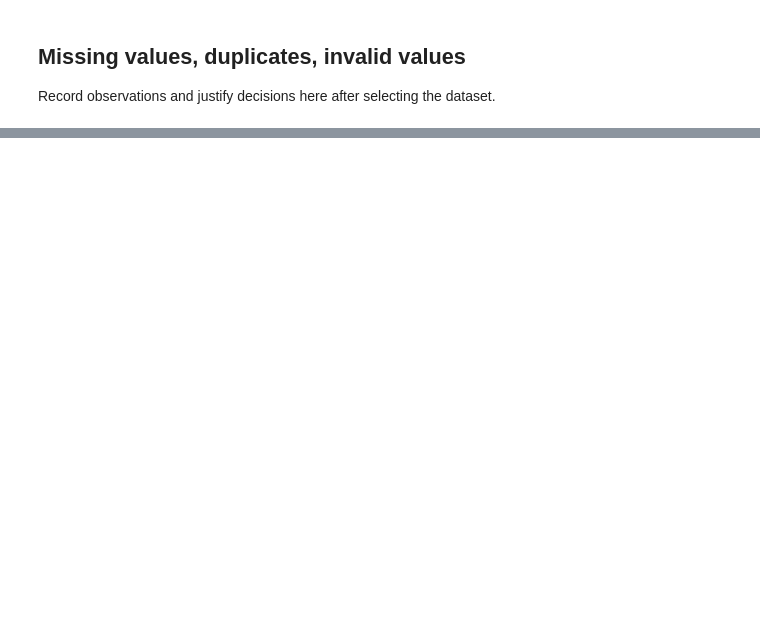
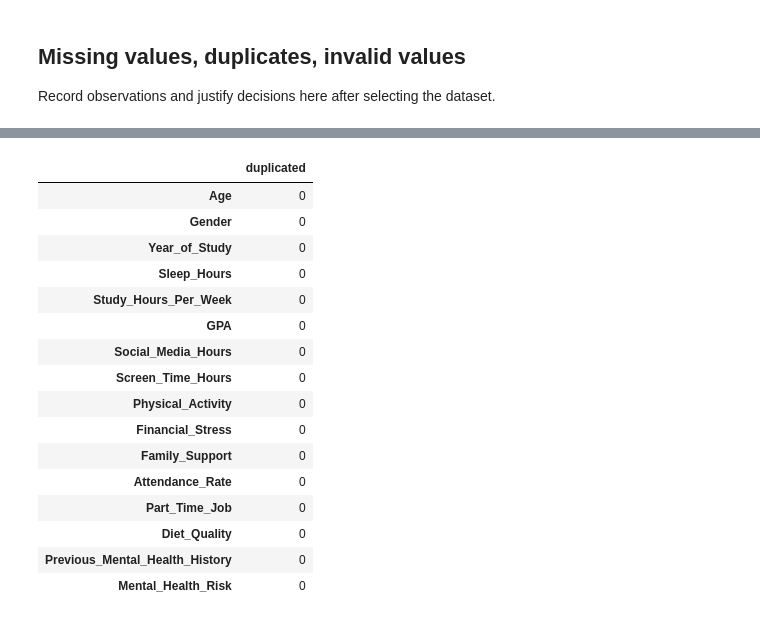
Before and after one commit to amineelhailaa/CampusEcho, a Jupyter notebook: notebooks/01_data_inspection.ipynb, the cells around one changed output, grey strips where cells are left out. Cells and saved outputs as stored; diff of their text form; code cells hidden in the pictures; blank space fills up the shorter version.

```diff
--- a/notebooks/01_data_inspection.ipynb
+++ b/notebooks/01_data_inspection.ipynb
@@ -26,0 +263,48 @@ Record observations and justify decisions here after selecting the dataset.
+# %%
+#checking for wrong values:
+from classification.validation import invalid_category, invalid_number
+
+data_issues_summary = {
+    "Age": invalid_number(raw_df["Age"], 1, 120, integer=True).sum(),
+    "Gender": invalid_category(raw_df["Gender"], ["Male", "Female", "Non-binary"]).sum(),
+    "Year_of_Study": invalid_number(raw_df["Year_of_Study"], 1, 5, integer=True).sum(),
+    "Sleep_Hours": invalid_number(raw_df["Sleep_Hours"], 0, 24).sum(),
+    "Study_Hours_Per_Week": invalid_number(raw_df["Study_Hours_Per_Week"], 0, 168).sum(),
+    "GPA": invalid_number(raw_df["GPA"], 0, 4).sum(),
+    "Social_Media_Hours": invalid_number(raw_df["Social_Media_Hours"], 0, 24).sum(),
+    "Screen_Time_Hours": invalid_number(raw_df["Screen_Time_Hours"], 0, 24).sum(),
+    "Physical_Activity": invalid_category(
+        raw_df["Physical_Activity"], ["Low", "Moderate", "High"]
+    ).sum(),
+    "Financial_Stress": invalid_number(raw_df["Financial_Stress"], 1, 10).sum(),
+    "Family_Support": invalid_number(raw_df["Family_Support"], 1, 10).sum(),
+    "Attendance_Rate": invalid_number(raw_df["Attendance_Rate"], 0, 100).sum(),
+    "Part_Time_Job": invalid_category(raw_df["Part_Time_Job"], ["Yes", "No"]).sum(),
+    "Diet_Quality": invalid_category(raw_df["Diet_Quality"], ["Poor", "Average", "Good"]).sum(),
+    "Previous_Mental_Health_History": invalid_category(
+        raw_df["Previous_Mental_Health_History"], ["Yes", "No"]
+    ).sum(),
+    "Mental_Health_Risk": invalid_category(
+        raw_df["Mental_Health_Risk"], ["Low", "Medium", "High"]
+    ).sum(),
+}
+
+display( pd.DataFrame([data_issues_summary], index = ["duplicated"]).T)
+# %% [output]
+|  | duplicated |
+| Age | 0 |
+| Gender | 0 |
+| Year_of_Study | 0 |
+| Sleep_Hours | 0 |
+| Study_Hours_Per_Week | 0 |
+| GPA | 0 |
+| Social_Media_Hours | 0 |
+| Screen_Time_Hours | 0 |
+| Physical_Activity | 0 |
+| Financial_Stress | 0 |
+| Family_Support | 0 |
+| Attendance_Rate | 0 |
+| Part_Time_Job | 0 |
+| Diet_Quality | 0 |
+| Previous_Mental_Health_History | 0 |
+| Mental_Health_Risk | 0 |
```
Also changed, not shown: parts of 15 cells of this notebook, 20 other files.
